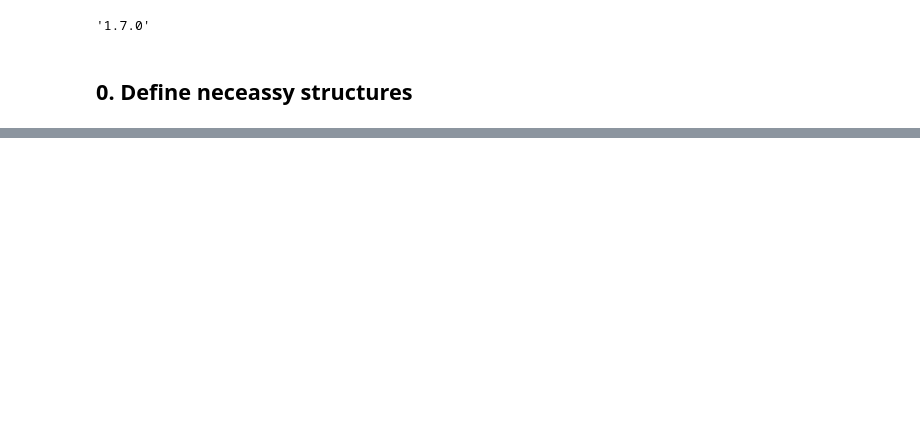
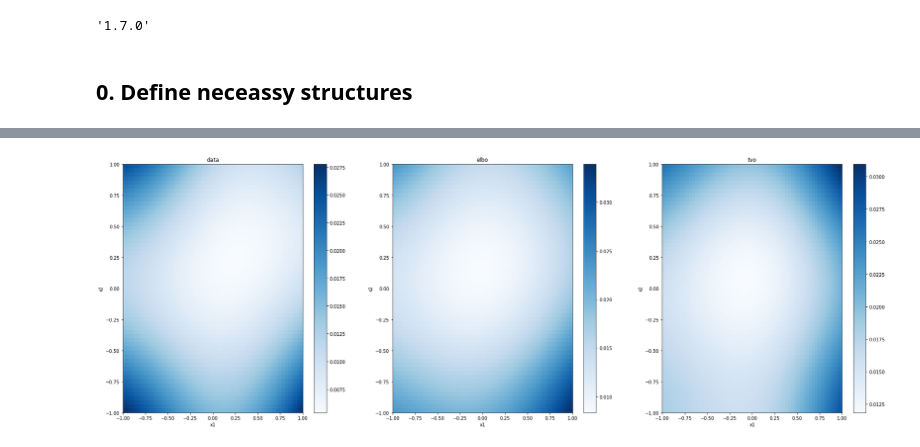
Before and after one commit to minhuanli/am207-tvo-project, a Jupyter notebook: notebooks/VAE_torch.ipynb, the cells around one changed output, grey strips where cells are left out. Saved outputs shown, nothing was run; the diff lists cells and outputs as text; code cells hidden in the pictures; blank space fills up the shorter version.

```diff
--- a/notebooks/VAE_torch.ipynb
+++ b/notebooks/VAE_torch.ipynb
@@ -372,0 +443,4 @@ plt.show()
+# %%
+compare_VAE(elbo_vae_instance, tvo_vae_instance, x_train)
+# %% [output]
+[figure, added]
```
Also changed, not shown: parts of 26 cells of this notebook.
